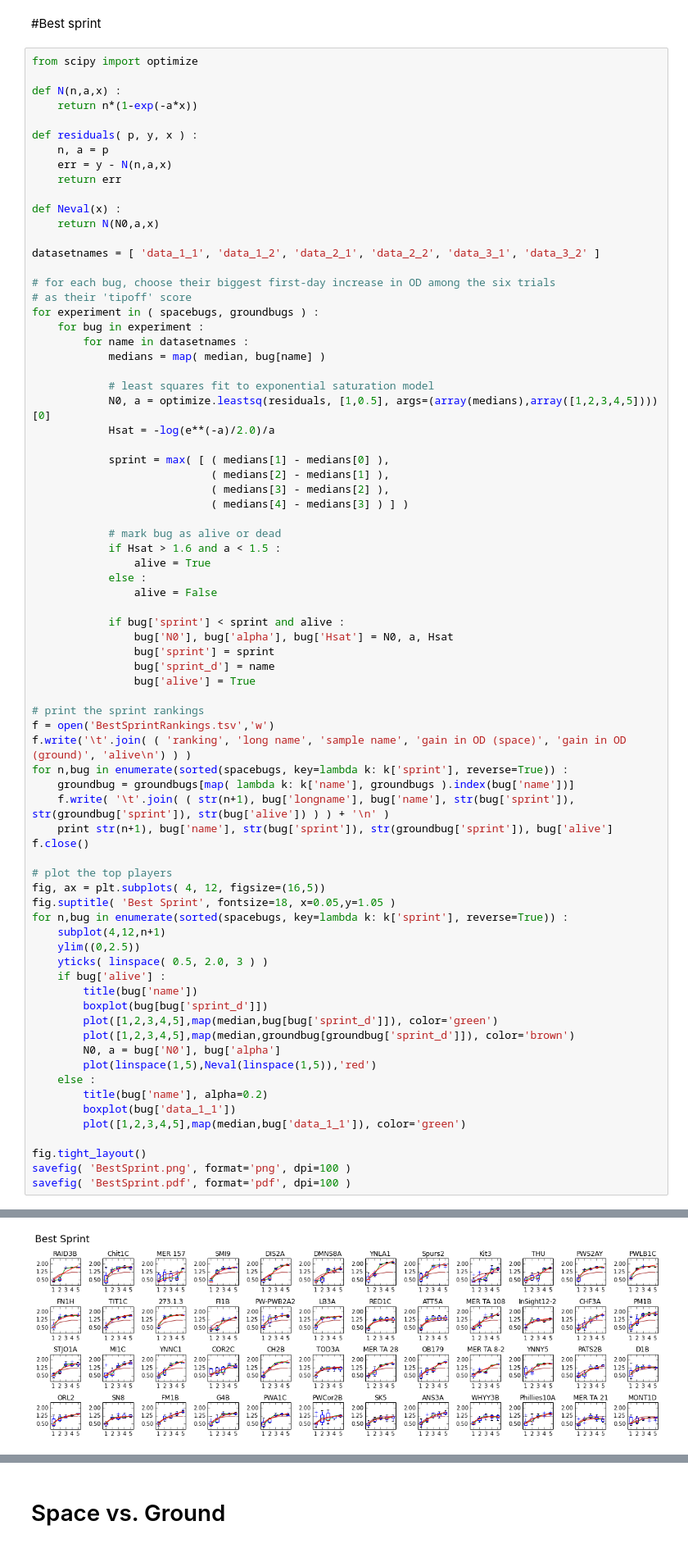
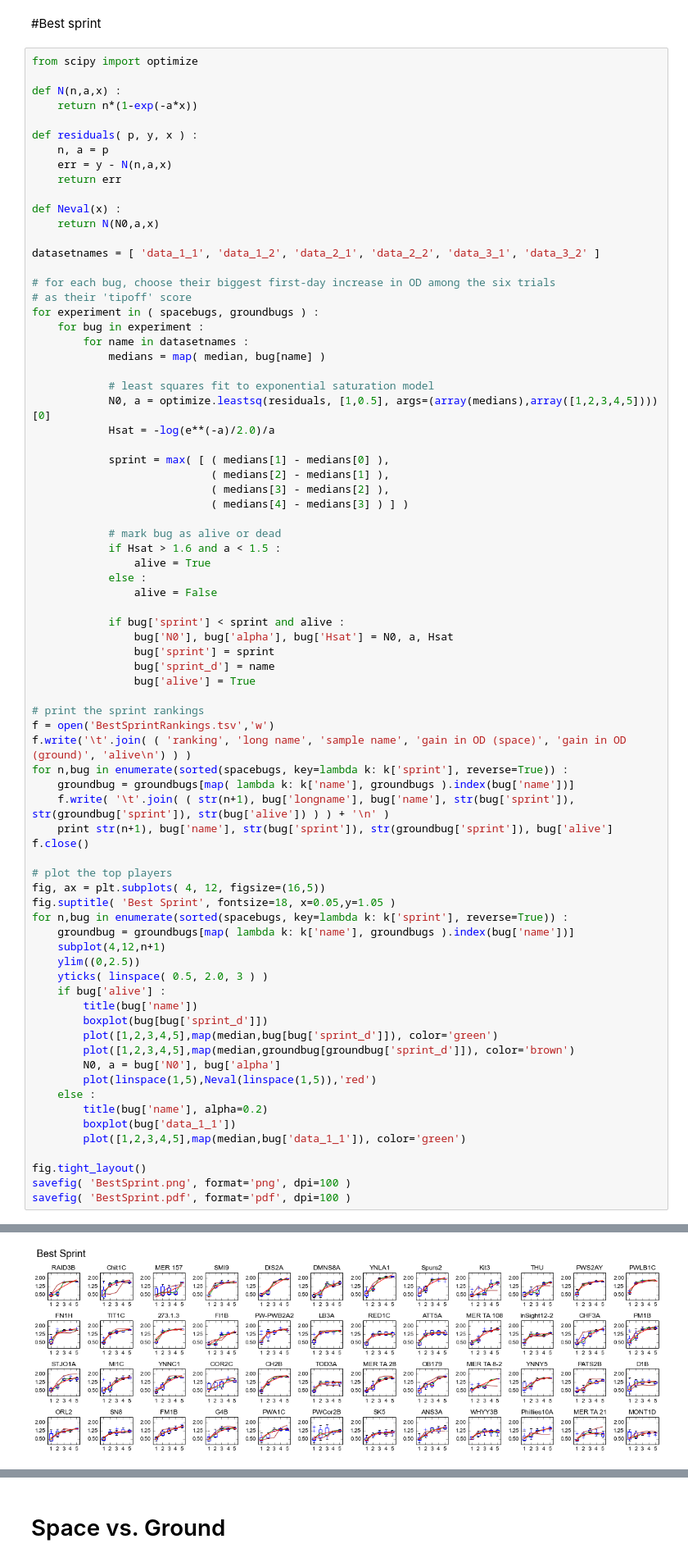
Before and after one commit to ryneches/SpaceGrowth, a Jupyter notebook: SpaceGrowthWinners.ipynb, the cells around one changed output, grey strips where cells are left out. Shown at 82% size. Drawn from its saved outputs; the diff is of its cells as text.

```diff
--- a/SpaceGrowthWinners.ipynb
+++ b/SpaceGrowthWinners.ipynb
@@ -402,6 +402,7 @@ f.close()
 fig, ax = plt.subplots( 4, 12, figsize=(16,5))
 fig.suptitle( 'Best Sprint', fontsize=18, x=0.05,y=1.05 )
 for n,bug in enumerate(sorted(spacebugs, key=lambda k: k['sprint'], reverse=True)) :
+    groundbug = groundbugs[map( lambda k: k['name'], groundbugs ).index(bug['name'])]
     subplot(4,12,n+1)
     ylim((0,2.5))
     yticks( linspace( 0.5, 2.0, 3 ) )
@@ -411,34 +412,34 @@ for n,bug in enumerate(sorted(spacebugs, key=lambda k: k['sprint'], reverse=True
         plot([1,2,3,4,5],map(median,bug[bug['sprint_d']]), color='green')
         plot([1,2,3,4,5],map(median,groundbug[groundbug['sprint_d']]), color='brown')
         N0, a = bug['N0'], bug['alpha']
         plot(linspace(1,5),Neval(linspace(1,5)),'red')
     else :
         title(bug['name'], alpha=0.2)
         boxplot(bug['data_1_1'])
         plot([1,2,3,4,5],map(median,bug['data_1_1']), color='green')
 
 fig.tight_layout()
 savefig( 'BestSprint.png', format='png', dpi=100 )
 savefig( 'BestSprint.pdf', format='pdf', dpi=100 )
 # %% [output]
 1 RAID3B 1.0518 0.8683 True
 2 Chit1C 0.9916 0.8502 True
 3 MER 157 0.9726 0.4399 True
 4 SMI9 0.9633 1.0295 True
 5 DIS2A 0.958 0.8811 True
 6 DMNS8A 0.9508 0.9437 True
 7 YNLA1 0.9451 0.9592 True
 8 Spurs2 0.9324 0.7538 True
 9 Kit3 0.9223 0.7733 True
 10 THU 0.8973 0.459 True
 11 PWS2AY 0.8961 0.8858 True
 12 PWLB1C 0.8804 0.9726 True
 ... (32 lines left out)
 45 WHYY3B 0.489 0.6624 True
 46 Phillies10A 0.4815 0.5301 True
 47 MER TA 21 0.4542 0.695 True
 48 MONT1D 0.2749 0.4049 True
-[figure, old version]
+[figure, new version]
 # %%
 # plot the top players
 
```
Also changed, not shown: parts of 4 cells of this notebook, 3 other files.
